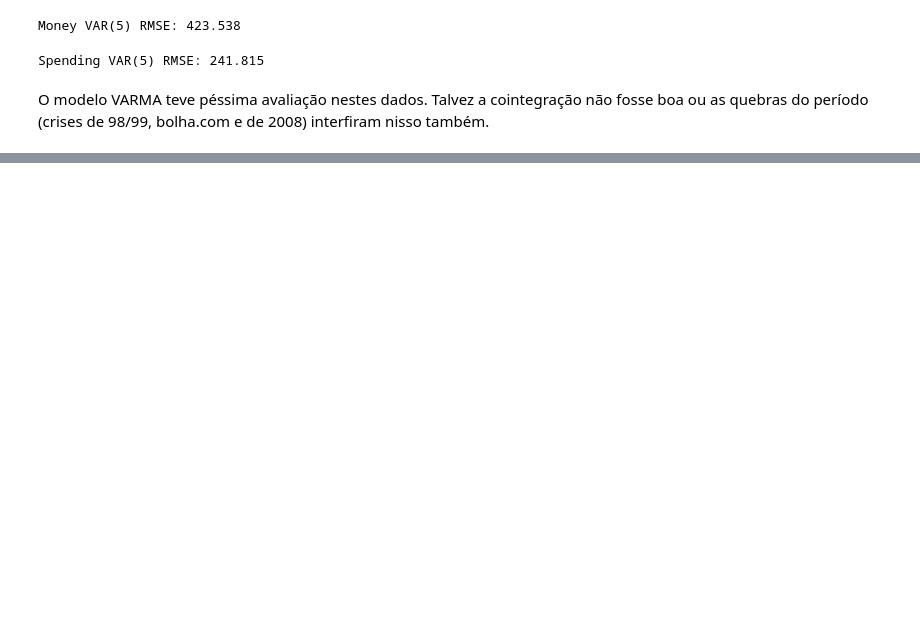
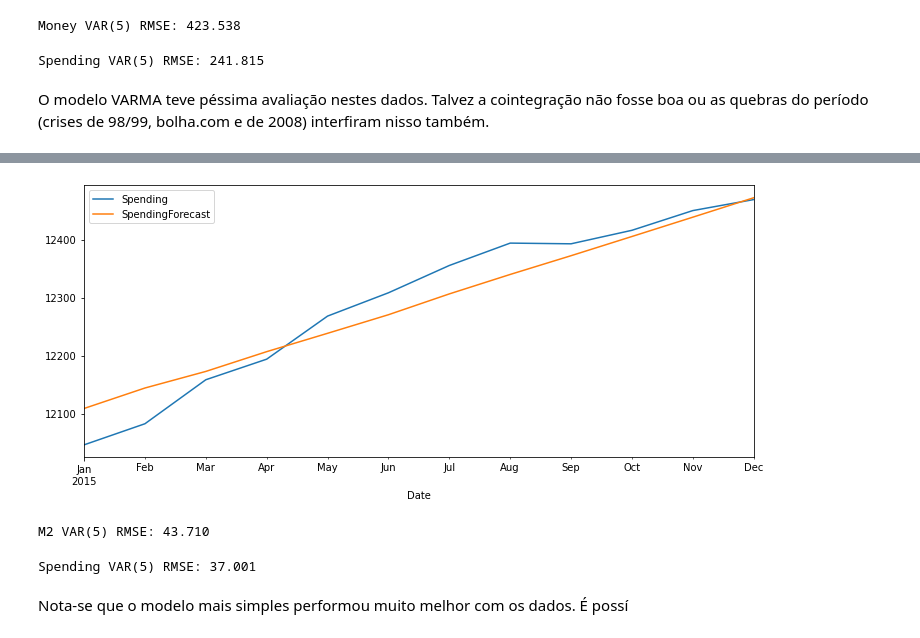
Before and after one commit to ArthurPavezzi/vetor-autoregressivo, a Jupyter notebook: VAR.ipynb, the cells around one changed output, grey strips where cells are left out. Cells and saved outputs as stored; diff of their text form; code cells hidden in the pictures; blank space fills up the shorter version.

```diff
--- a/VAR.ipynb
+++ b/VAR.ipynb
@@ -422,0 +491,17 @@ O modelo VARMA teve péssima avaliação nestes dados. Talvez a cointegração n
+# %%
+df['Spending'][-n_obs:].plot(figsize=(12,5),legend=True).autoscale(axis='x',tight=True)
+df_forecast['SpendingForecast'].plot(legend=True);
+# %% [output]
+[figure, added]
+# %%
+RMSE1 = rmse(df['Money'][-n_obs:], df_forecast['MoneyForecast'])
+print(f'M2 VAR(5) RMSE: {RMSE1:.3f}')
+# %% [output]
+M2 VAR(5) RMSE: 43.710
+# %%
+RMSE2 = rmse(df['Spending'][-n_obs:], df_forecast['SpendingForecast'])
+print(f'Spending VAR(5) RMSE: {RMSE2:.3f}')
+# %% [output]
+Spending VAR(5) RMSE: 37.001
+# %% [markdown]
+Nota-se que o modelo mais simples performou muito melhor com os dados. É possí
```
Also changed, not shown: parts of 8 cells of this notebook.
